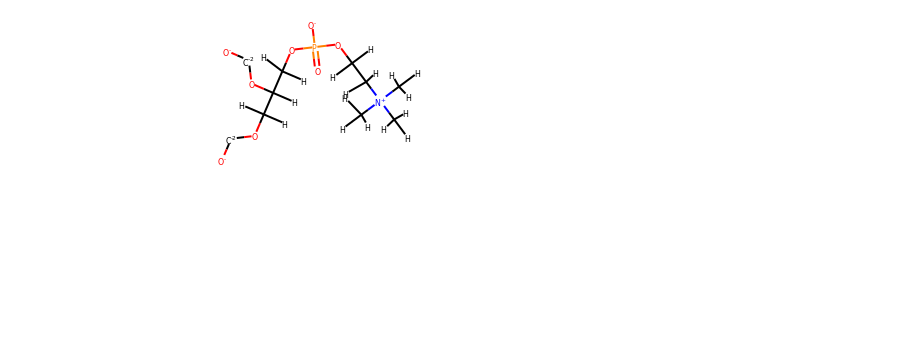
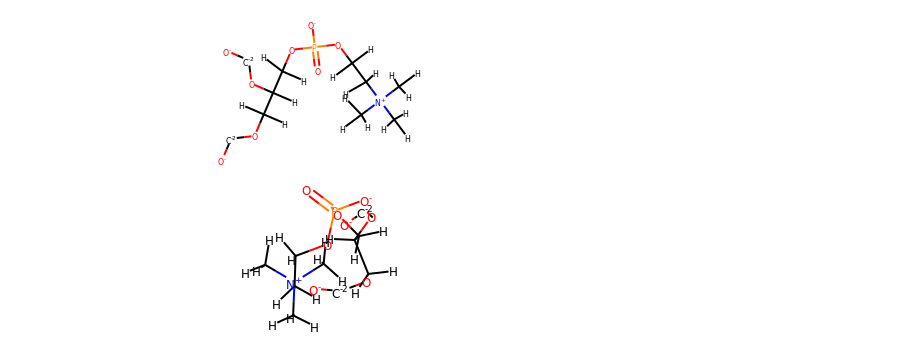
Before and after one commit to chemosim-lab/ProLIF, a Jupyter notebook: notebooks/md_trajectory.ipynb, the cells around one changed output. Cells and saved outputs as stored; diff of their text form; code cells hidden in the pictures; blank space fills up the shorter version.

```diff
--- a/notebooks/md_trajectory.ipynb
+++ b/notebooks/md_trajectory.ipynb
@@ -475,3 +440,8 @@ lig = prolif.Ligand.from_pytraj(traj[":294"])
 lig
 # %% [output]
 [figure]
+# %%
+frame = next(iter(lig))
+frame
+# %% [output]
+[figure, added]
```
Also changed, not shown: parts of 13 cells of this notebook, 29 other files.
